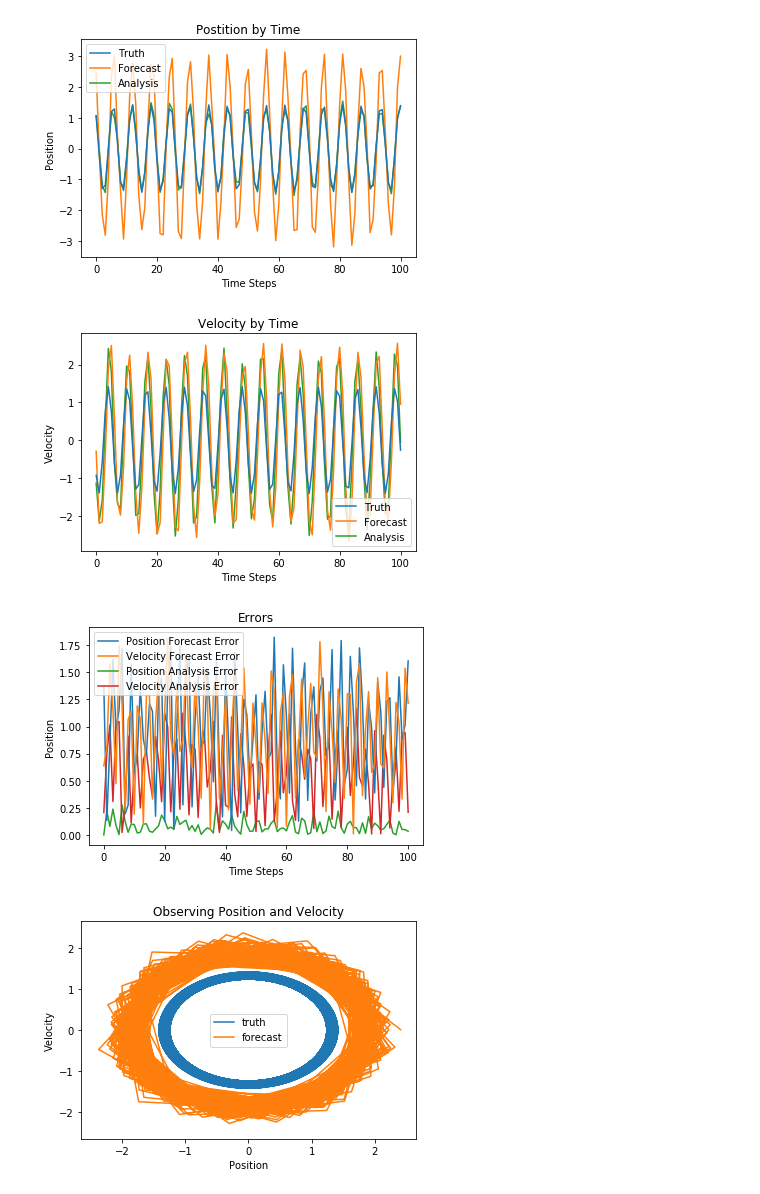
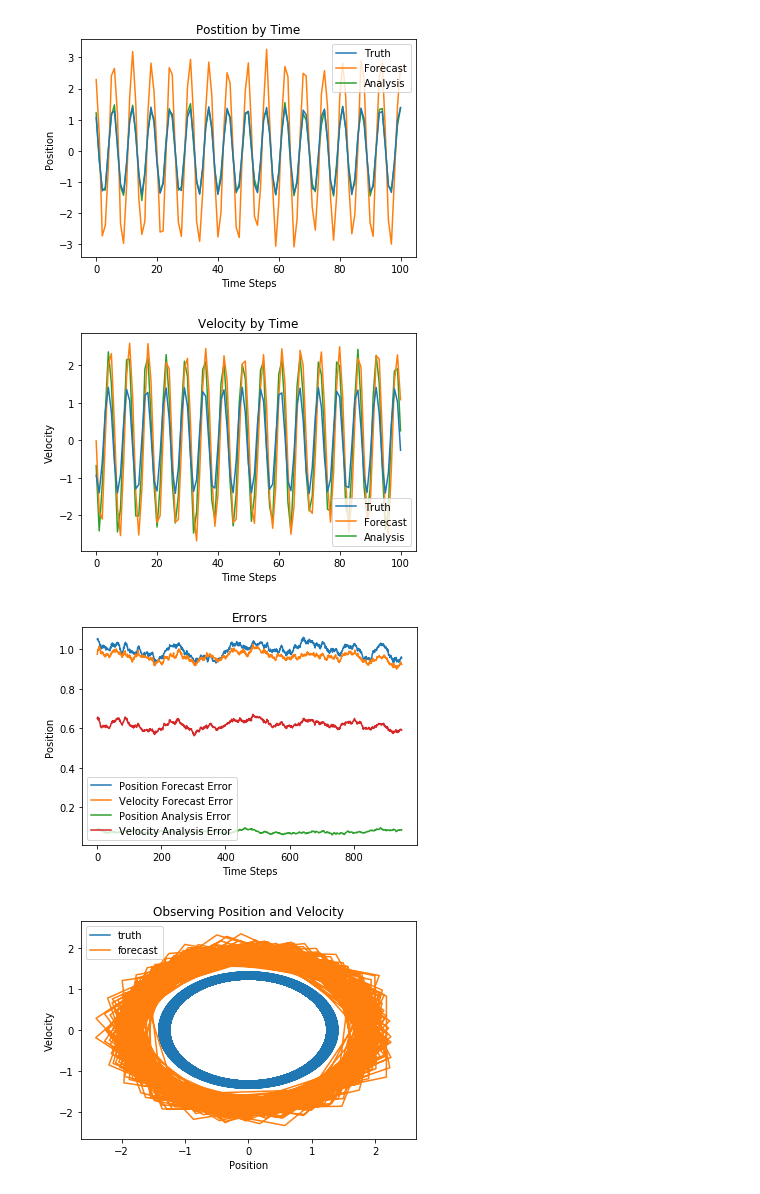
Before and after one commit to MerlinPCarson/InverseProblems, a Jupyter notebook: HW4.ipynb, the cells around one changed output. Cells and saved outputs as stored; diff of their text form; code cells hidden in the pictures.

Commit message:
added moving averages

```diff
--- a/HW4.ipynb
+++ b/HW4.ipynb
@@ -14,6 +14,7 @@
 
 import sys
 import numpy as np
+%matplotlib inline
 import matplotlib.pyplot as plt
 from math import cos, sin
 
@@ -55,14 +56,17 @@ def plot_elements(truth, forecast, analysis):
     plt.plot(analysis[900:,1], label='Analysis', zorder=0)
     plt.legend()
 
+    plt.show()
+
+def plot_errors(forecast_errs, analysis_errs):
     plt.figure()
     plt.title('Errors')
     plt.xlabel('Time Steps')
     plt.ylabel('Position')
-    plt.plot(np.abs(forecast[900:,0] - truth[900:,0]), label='Position Forecast Error', zorder=2)
-    plt.plot(np.abs(forecast[900:,1] - truth[900:,1]), label='Velocity Forecast Error', zorder=2)
-    plt.plot(np.abs(analysis[900:,0] - truth[900:,0]), label='Position Analysis Error', zorder=0)
-    plt.plot(np.abs(analysis[900:,1] - truth[900:,1]), label='Velocity Analysis Error', zorder=0)
+    plt.plot(forecast_errs[:,0], label='Position Forecast Error', zorder=2)
+    plt.plot(forecast_errs[:,1], label='Velocity Forecast Error', zorder=2)
+    plt.plot(analysis_errs[:,0], label='Position Analysis Error', zorder=0)
+    plt.plot(analysis_errs[:,1], label='Velocity Analysis Error', zorder=0)
     plt.legend()
 
     plt.show()
@@ -156,15 +160,36 @@ def kalman(time_steps, num_observations, forecast_only=False):
         P_a = cov_analysis(K, H, P_f)
 
 
+    truths = np.array(truths)
+    forecasts = np.array(forecasts)
+    analysis = np.array(analysis)
+
     if forecast_only:
-        plot(np.array(truths), np.array(forecasts), label='forecast', title='Pure Forecast Mode')
+        plot_data(truths, forecasts, label='forecast', title='Pure Forecast Mode')
         return
 
-    plot_data(np.array(truths), np.array(forecasts), label='forecast', title=title)
-    plot_data(np.array(truths), np.array(analysis), label='analysis', title=title)
+    plot_data(truths, forecasts, label='forecast', title=title)
+    plot_data(truths, analysis, label='analysis', title=title)
 
-    plot_elements(np.array(truths), np.array(forecasts), np.array(analysis))
+    plot_elements(truths, forecasts, analysis)
 
+    forecast_errs, analysis_errs = moving_avgs(truths, forecasts, analysis)
+    plot_errors(forecast_errs, analysis_errs)
+
+
+def moving_avgs(truths, forecasts, analysis):
+    window_size = 50
+
+    forecast_avgs = []
+    analysis_avgs = []
+
+    for i in range(truths.shape[0]-window_size):
+        forecast_avgs.append([[np.average(np.abs(forecasts[i:i+window_size,0] - truths[i:i+window_size,0]))]\
+                              ,[np.average(np.abs(forecasts[i:i+window_size,1] - truths[i:i+window_size,1]))]])
+        analysis_avgs.append([[np.average(np.abs(analysis[i:i+window_size,0] - truths[i:i+window_size,0]))]\
+                              ,[np.average(np.abs(analysis[i:i+window_size,1] - truths[i:i+window_size,1]))]])
+
+    return np.array(forecast_avgs), np.array(analysis_avgs)
 
 def main():
     time_steps = 1000
@@ -191,4 +216,4 @@ if __name__ == '__main__':
-[figure, old version]
+[figure, new version]
-[figure, old version]
+[figure, new version]
-[figure, old version]
+[figure, new version]
-[figure, old version]
+[figure, new version]
```
Also changed, not shown: parts of 1 cell of this notebook.
